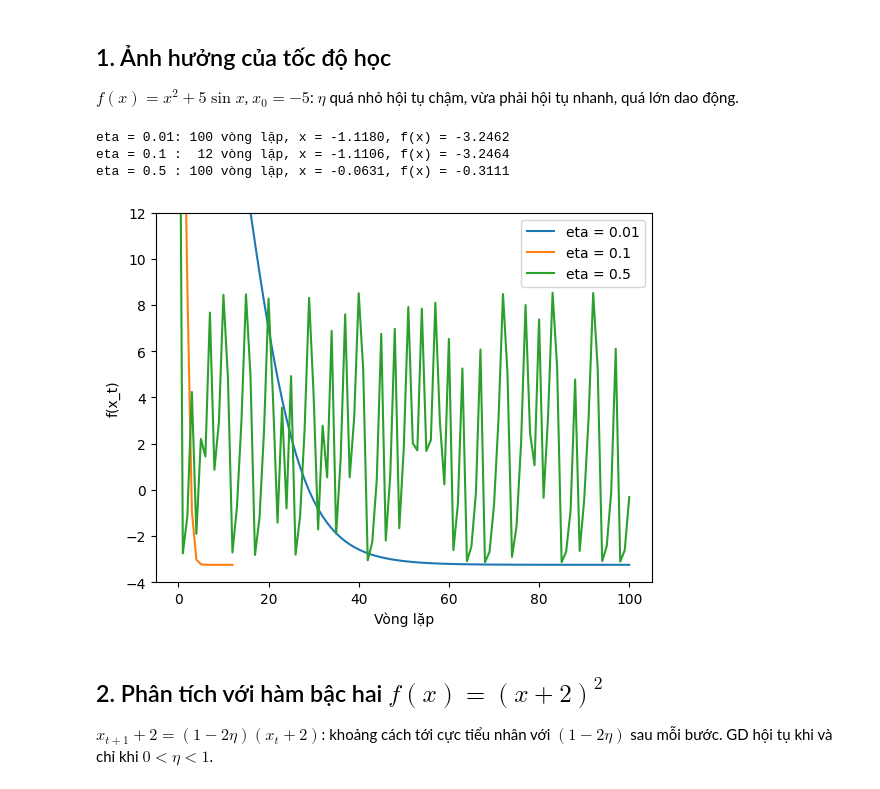
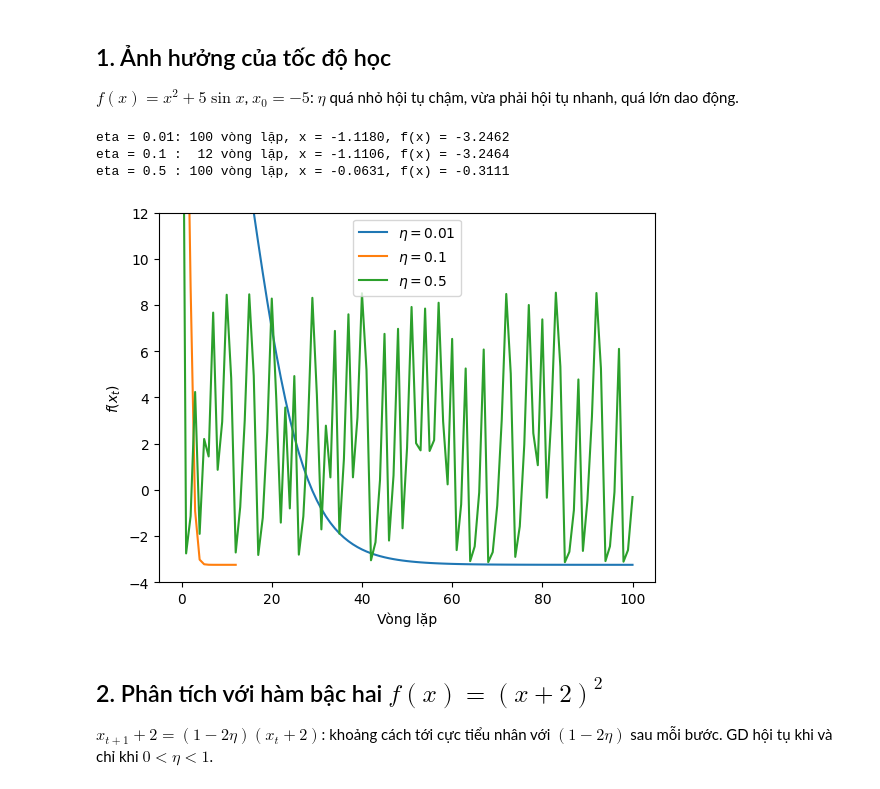
Before and after one commit to ntanh80/machine-learning, a Jupyter notebook: lesson_05/codes/03_learning_rate.ipynb, the cells around one changed output. Drawn from its saved outputs; the diff is of its cells as text; code cells hidden in the pictures.

```diff
--- a/lesson_05/codes/03_learning_rate.ipynb
+++ b/lesson_05/codes/03_learning_rate.ipynb
@@ -23,18 +24,18 @@ $f(x) = x^2 + 5\sin x$, $x_0 = -5$: $\eta$ quá nhỏ hội tụ chậm, vừa p
 # %%
 f = lambda x: x**2 + 5 * np.sin(x)
 df = lambda x: 2 * x + 5 * np.cos(x)
 
 for eta in [0.01, 0.1, 0.5]:
     x_history = gd(df, -5, eta)
     print('eta = %-4s: %3d vòng lặp, x = %7.4f, f(x) = %7.4f' % (eta, len(x_history) - 1, x_history[-1], f(x_history[-1])))
-    plt.plot(f(x_history), label='eta = %s' % eta)
-plt.xlabel('Vòng lặp'); plt.ylabel('f(x_t)'); plt.ylim(-4, 12)
+    plt.plot(f(x_history), label=r'$\eta = %s$' % eta)
+plt.xlabel('Vòng lặp'); plt.ylabel(r'$f(x_t)$'); plt.ylim(-4, 12)
 plt.legend(); plt.show()
 # %% [output]
 eta = 0.01: 100 vòng lặp, x = -1.1180, f(x) = -3.2462
 eta = 0.1 :  12 vòng lặp, x = -1.1106, f(x) = -3.2464
 eta = 0.5 : 100 vòng lặp, x = -0.0631, f(x) = -0.3111
-[figure, old version]
+[figure, new version]
 # %% [markdown]
 ## 2. Phân tích với hàm bậc hai $f(x) = (x + 2)^2$
 
```
Also changed, not shown: parts of 2 cells of this notebook, 19 other files.
